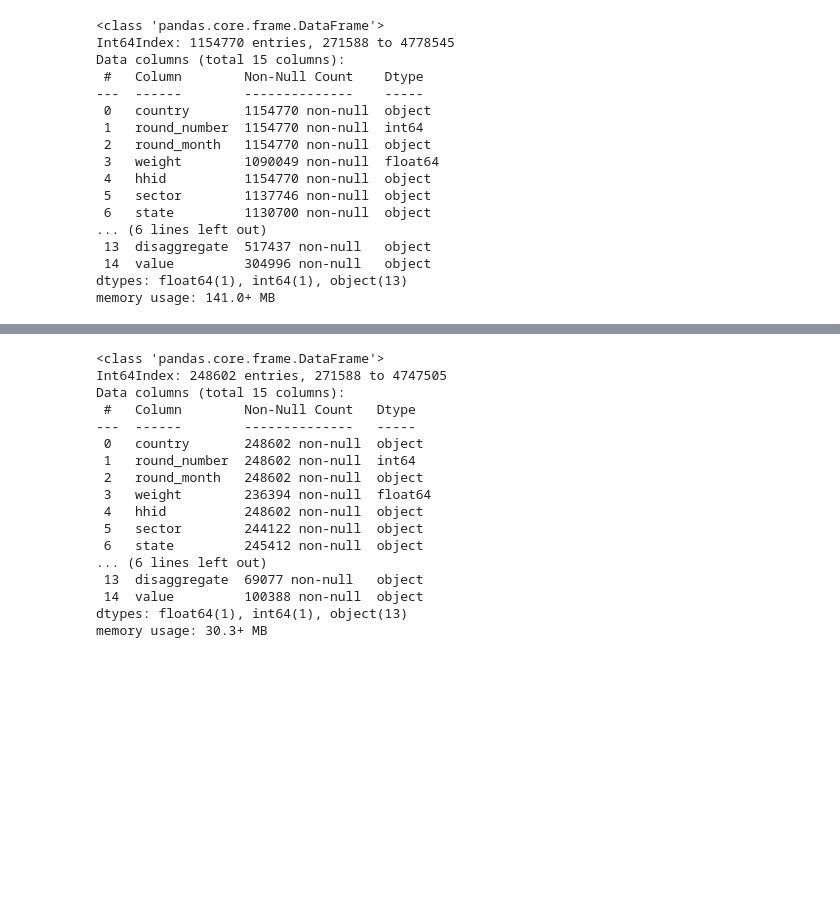
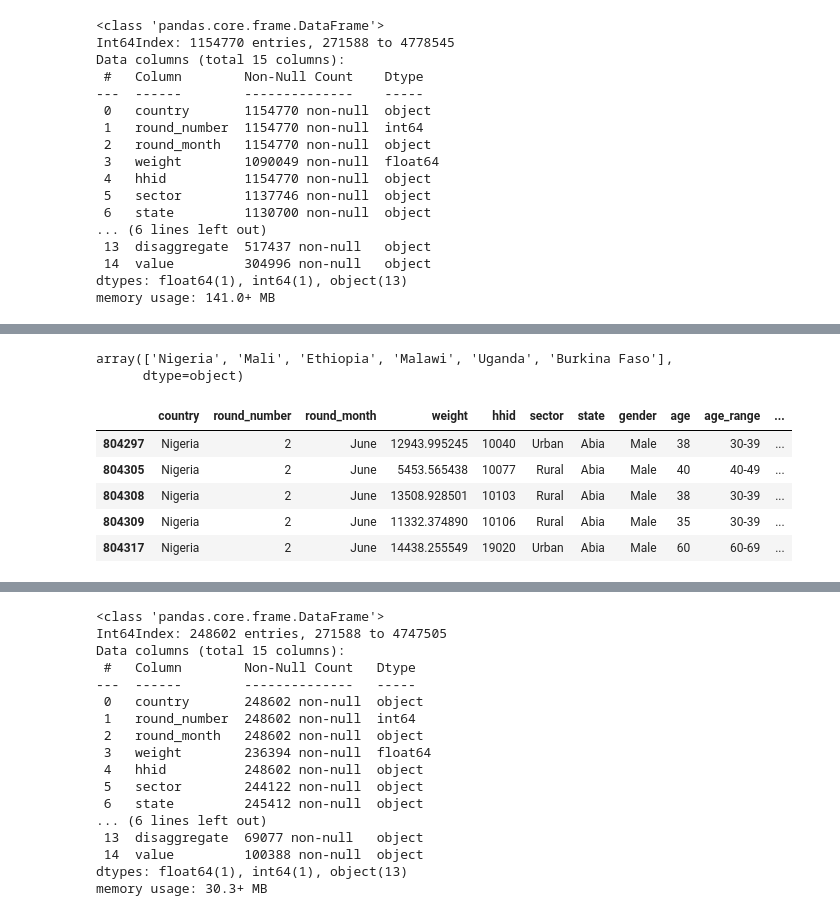
Before and after one commit to paultanger/COVID_SMEs, a Jupyter notebook: SME_data_EDA.ipynb, the cells around one changed output, grey strips where cells are left out. Drawn from its saved outputs; the diff is of its cells as text; code cells hidden in the pictures; blank space fills up the shorter version.

```diff
--- a/SME_data_EDA.ipynb
+++ b/SME_data_EDA.ipynb
@@ -159,3 +190,17 @@ questions = ['Worked For Pay',
 # maybe closest question is: Last week, that is Monday [date] to Sunday [date], have you worked at least one hour, with reunmeration (in kind or in money), for your own account or on behalf of another member of the household?
 # and for nigeria, Uganda: In the last week, were you able to work as usual in your wage job either at your place of work or remotely?
 # mali: Last week, that is, from Monday [DATE] to Sunday [DATE], did you do any paid work, trade, farm or other activity to generate income, even for an hour~?
+# %%
+short_names = questions = ['Worked For Pay',
+             'Employment Status']
+employment_questions = ["Last week, did you do any work for pay, do any kind of business , farming or other activi ty to generate income, even if only for one hour?",
+                        "Last week, did you do any work for pay, do any kind of business, farming or other activity to generate income, even if only for one hour?",
+                        "Respondent's Working Status",
+                        "In the last week, were you able to work as usual in your wage job?",
+                        "Last week, that is, from Monday [DATE] to Sunday [DATE], did you do any paid work, trade, farm or other activity to generate income, even for an hour?",
+                        'Last week, that is Monday [date] to Sunday [date], have you worked at least one hour, with reunmeration (in kind or in money), for your own account or on behalf of another member of the household?',
+                        'In the last week, were you able to work as usual in your wage job either at your place of work or remotely?',
+                        'Last week, that is, from Monday [DATE] to Sunday [DATE], did you do any paid work, trade, farm or other activity to generate income, even for an hour~?']
+# %%
+data_employed_short = data_employment[data_employment['question'].isin(employment_questions)]
+# data_employed_short = data_employment[data_employment['question'].isin(employment_questions)]
@@ -161,0 +255,14 @@ questions = ['Worked For Pay',
+# %%
+data_employed_short['country'].unique()
+# %% [output]
+array(['Nigeria', 'Mali', 'Ethiopia', 'Malawi', 'Uganda', 'Burkina Faso'],
+      dtype=object)
+# %%
+data_employed_short.head()
+# %% [output]
+|  | country | round_number | round_month | weight | hhid | sector | state | gender | age | age_range | ... |
+| 804297 | Nigeria | 2 | June | 12943.995245 | 10040 | Urban | Abia | Male | 38 | 30-39 | ... |
+| 804305 | Nigeria | 2 | June | 5453.565438 | 10077 | Rural | Abia | Male | 40 | 40-49 | ... |
+| 804308 | Nigeria | 2 | June | 13508.928501 | 10103 | Rural | Abia | Male | 38 | 30-39 | ... |
+| 804309 | Nigeria | 2 | June | 11332.374890 | 10106 | Rural | Abia | Male | 35 | 30-39 | ... |
+| 804317 | Nigeria | 2 | June | 14438.255549 | 19020 | Urban | Abia | Male | 60 | 60-69 | ... |
```
Also changed, not shown: parts of 24 cells of this notebook.
